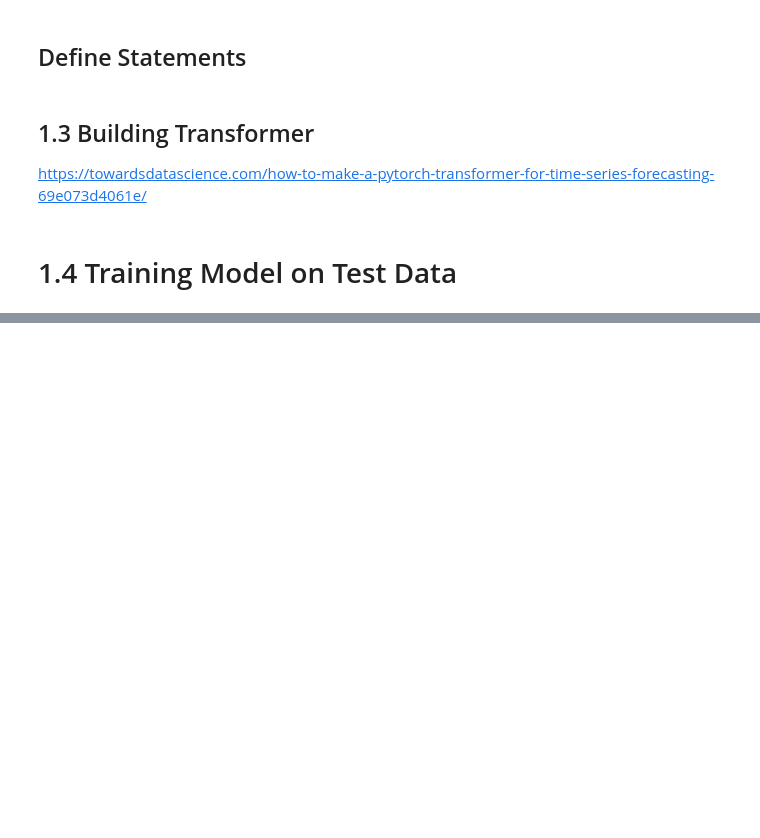
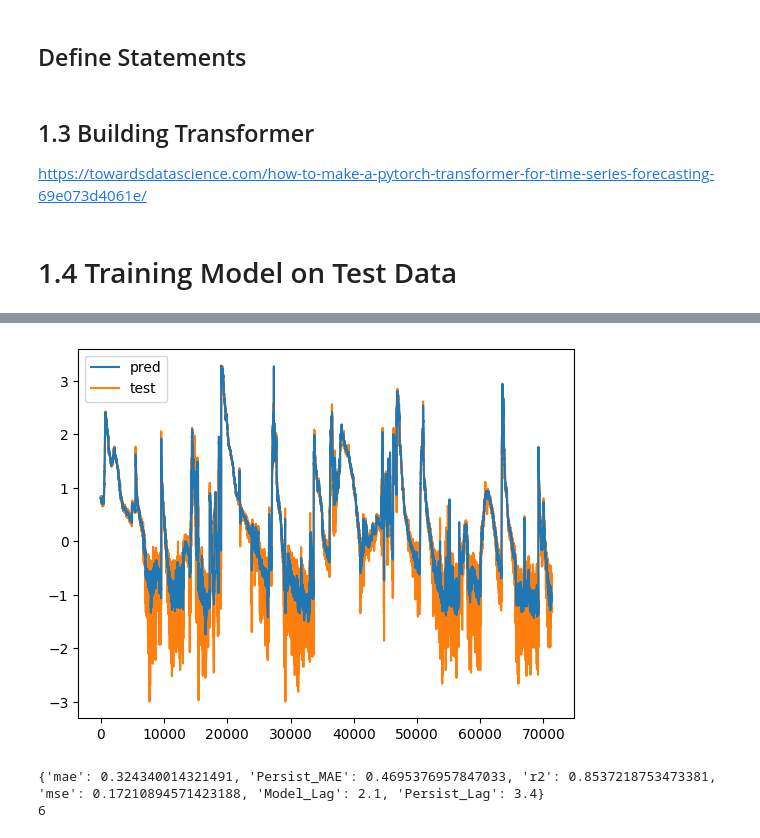
Before and after one commit to Lewis-Adkins/SWLG, a Jupyter notebook: SWLG_Code/code/seu_predict_torres_transformer.ipynb, the cells around one changed output, grey strips where cells are left out. Saved outputs shown, nothing was run; the diff lists cells and outputs as text; code cells hidden in the pictures; blank space fills up the shorter version.

```diff
--- a/SWLG_Code/code/seu_predict_torres_transformer.ipynb
+++ b/SWLG_Code/code/seu_predict_torres_transformer.ipynb
@@ -278,7 +277,7 @@ import torch.nn as nn
 
 
 class SEPTransformerM1(nn.Module):
-    def __init__(self, input_size=3, dim_val=dim_value, n_heads=n_heads,
+    def __init__(self, input_size=3, dim_val= 32, n_heads=n_heads,
                  n_encoder_layers=n_encoder_layers, dropout=dropout, window_size=window_size):
         super().__init__()
 
@@ -443,16 +516,0 @@ plt.show()
-# %%
-from utils.slice_rising import Slice_Rising
-
-rising_df = Slice_Rising(test_aligned_df, torres_merged_phases)
-
-mae = sk.metrics.mean_absolute_error(rising_df['original'], rising_df['predicted'])
-print(f"Rising-phase MAE: {mae}")
-
-persistence_pred = rising_df['original'].shift(future_proton_out)
-valid = persistence_pred.notna()
-
-mae_model = sk.metrics.mean_absolute_error(rising_df['original'][valid], rising_df['predicted'][valid])
-mae_persist = sk.metrics.mean_absolute_error(rising_df['original'][valid], persistence_pred[valid])
-
-print(f"Model rising-phase MAE:       {mae_model:.4f}")
-print(f"Persistence rising-phase MAE: {mae_persist:.4f}")
@@ -501,0 +665,54 @@ Your model MSE:  0.0436
+# %%
+from sklearn.linear_model import LinearRegression
+import numpy as np
+from utils.slice_rising import Slice_Rising
+from utils.get_rising_metrics import Get_Rising_Metrics
+# Build flattened feature matrix from your dataset
+def build_flat_dataset(df, electron_range, forecast_out):
+    X, y = [], []
+    e150 = df["E150"].values
+    e300 = df["E300"].values
+    p_tot = df["P_tot"].values
+
+    n = len(df) - electron_range - forecast_out
+    for idx in range(n):
+        window = np.column_stack([
+            e150[idx:idx+electron_range],
+            e300[idx:idx+electron_range],
+            p_tot[idx:idx+electron_range]
+        ]).flatten()                       # 24*3 = 72 features
+        target = p_tot[idx + electron_range + forecast_out]
+        X.append(window)
+        y.append(target)
+    return np.array(X), np.array(y)
+forecast_out = 6
+X_train, y_train = build_flat_dataset(train_df, electron_range, forecast_out)
+X_test, y_test = build_flat_dataset(test_df, electron_range, forecast_out)
+
+lr_model = LinearRegression()
+lr_model.fit(X_train, y_train)
+
+y_pred = lr_model.predict(X_test)
+
+
+y_pred_log = y_pred * p_tot_std + p_tot_mean
+y_test_log = y_test * p_tot_std + p_tot_mean
+
+mae = sk.metrics.mean_absolute_error(y_test_log, y_pred_log)
+offset = electron_range + forecast_out
+lr_aligned_df = test_df.iloc[offset : offset + len(y_pred)].copy()
+lr_aligned_df["predicted"] = y_pred * p_tot_std + p_tot_mean
+lr_aligned_df["original"]  = y_test * p_tot_std + p_tot_mean
+
+
+plt.plot(np.linspace(0,len(y_pred),len(y_pred)), y_pred, label = 'pred')
+plt.plot(np.linspace(0,len(y_pred),len(y_pred)), y_test, zorder = 1, label = 'test')
+plt.legend()
+plt.show()
+
+print(Get_Rising_Metrics(lr_aligned_df, torres_merged_phases, forecast_out))
+print(forecast_out)
+# %% [output]
+[figure, added]
+{'mae': 0.324340014321491, 'Persist_MAE': 0.4695376957847033, 'r2': 0.8537218753473381, 'mse': 0.17210894571423188, 'Model_Lag': 2.1, 'Persist_Lag': 3.4}
+6
```
Also changed, not shown: parts of 17 cells of this notebook, 45 other files.
